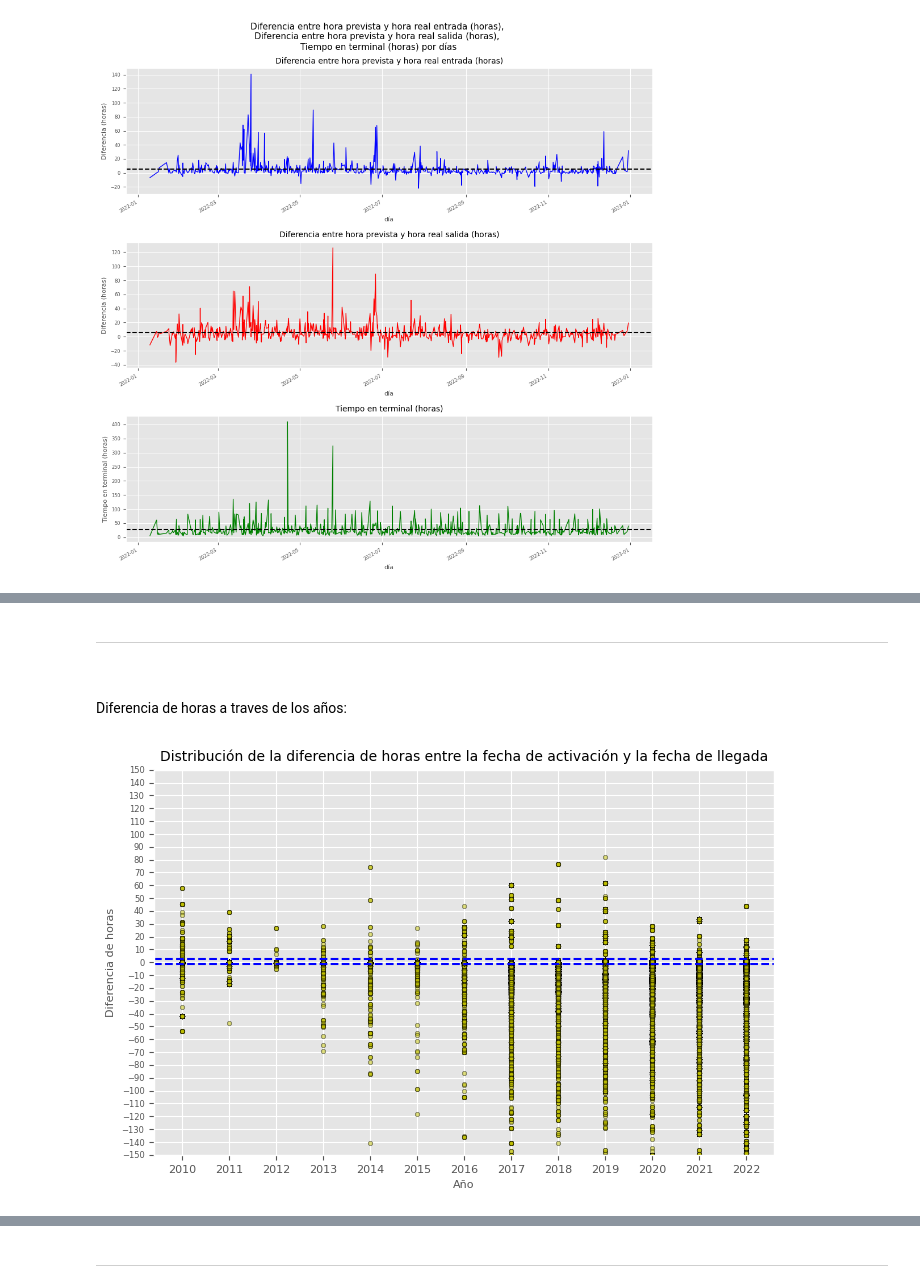
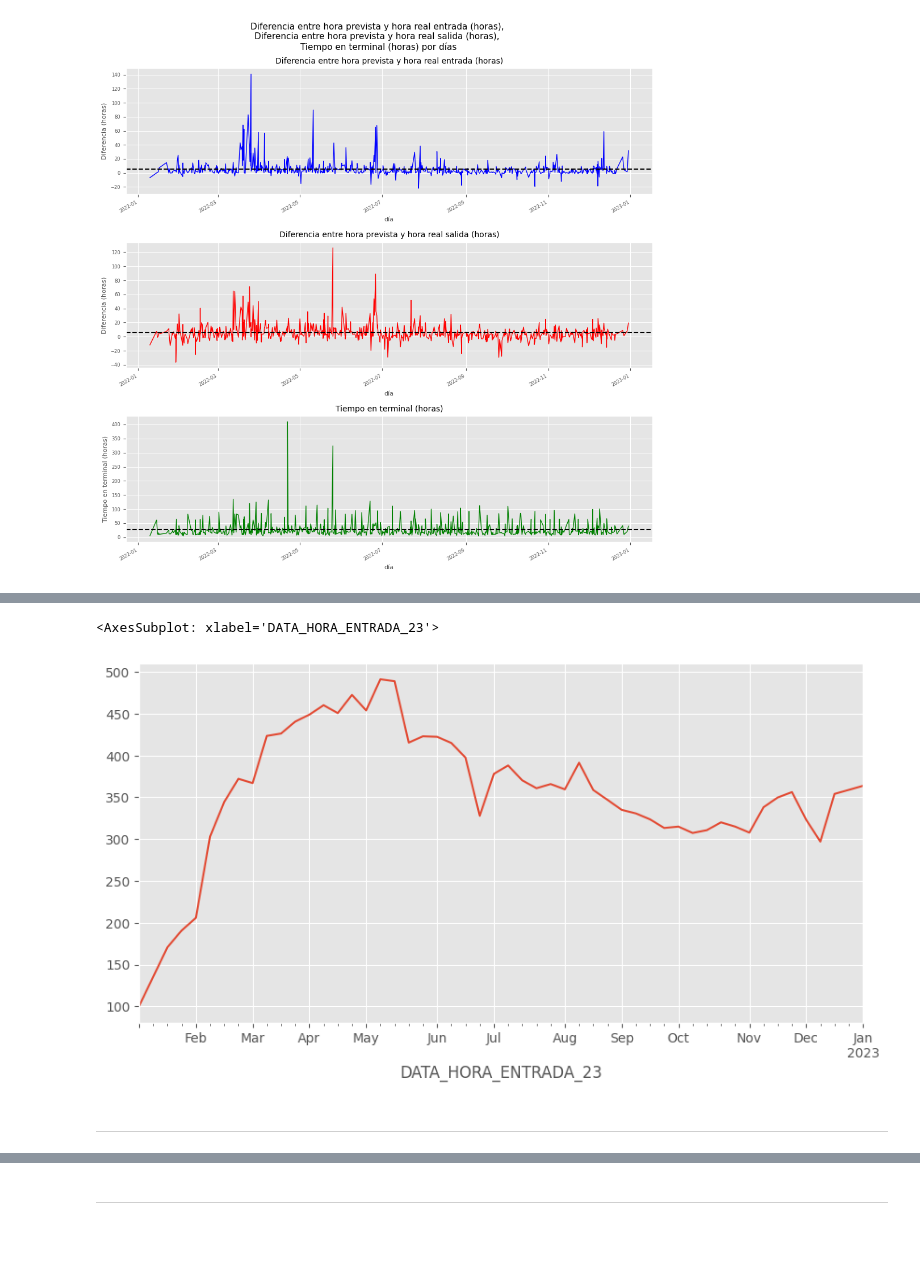
Before and after one commit to Pevicsanch/pruebas, a Jupyter notebook: analysis.ipynb, the cells around one changed output, grey strips where cells are left out. Saved outputs shown, nothing was run; the diff lists cells and outputs as text; code cells hidden in the pictures; blank space fills up the shorter version.

```diff
--- a/analysis.ipynb
+++ b/analysis.ipynb
@@ -788,36 +756,7 @@ plt.show()
+# %%
+result.trend.plot()
+# %% [output]
+<AxesSubplot: xlabel='DATA_HORA_ENTRADA_23'>
+[figure, added]
 # %% [markdown]
 ____
-# %% [markdown]
-$~$
-
-Diferencia de horas a traves de los años:
-# %%
-# crea un grafico de dispersion de diff_hours_clean vs. df[YEAR]
-# define el estilo como ggplot
-plt.style.use('ggplot')
-# definimos el tamaño del gráfico
-plt.figure(figsize=(8, 5))
-sns.scatterplot(y=df['DIFF_HOURS'], x=df['ARRIVAL_YEAR'], alpha=0.5,
-                s=10, marker='o', color='y', edgecolor='k', linewidth=0.5)
-# añade título al gráfico
-plt.gca().set_title("Distribución de la diferencia de horas entre la fecha de activación y la fecha de llegada", fontsize=10)
-# añade etiquetas al eje x
-plt.xlabel("Año", fontsize=8)
-# ajusta el tamaño del eje y para que se vea mejor el gráfico
-plt.ylim(-100, 100, 10)
-# añade etiquetas al eje y
-plt.ylabel("Diferencia de horas", fontsize=8)
-
-# añade una linea horizontal upper_whisker y lower_whisker
-
-plt.axhline(lower_whisker, color='b', linestyle='--')
-plt.axhline(upper_whisker, color='b', linestyle='--')
-# cambia el numero de ticks del eje y y la fuente de los ticks
-plt.yticks(np.arange(-150, 160, 10), fontsize=6)
-# cambia el numero de ticks del eje x y la fuente de los ticks
-
-plt.xticks(np.arange(2010, 2023, 1), fontsize=8)
-# Muestra la gráfica
-plt.show()
-# %% [output]
-[figure, removed]
```
Also changed, not shown: parts of 28 cells of this notebook.
